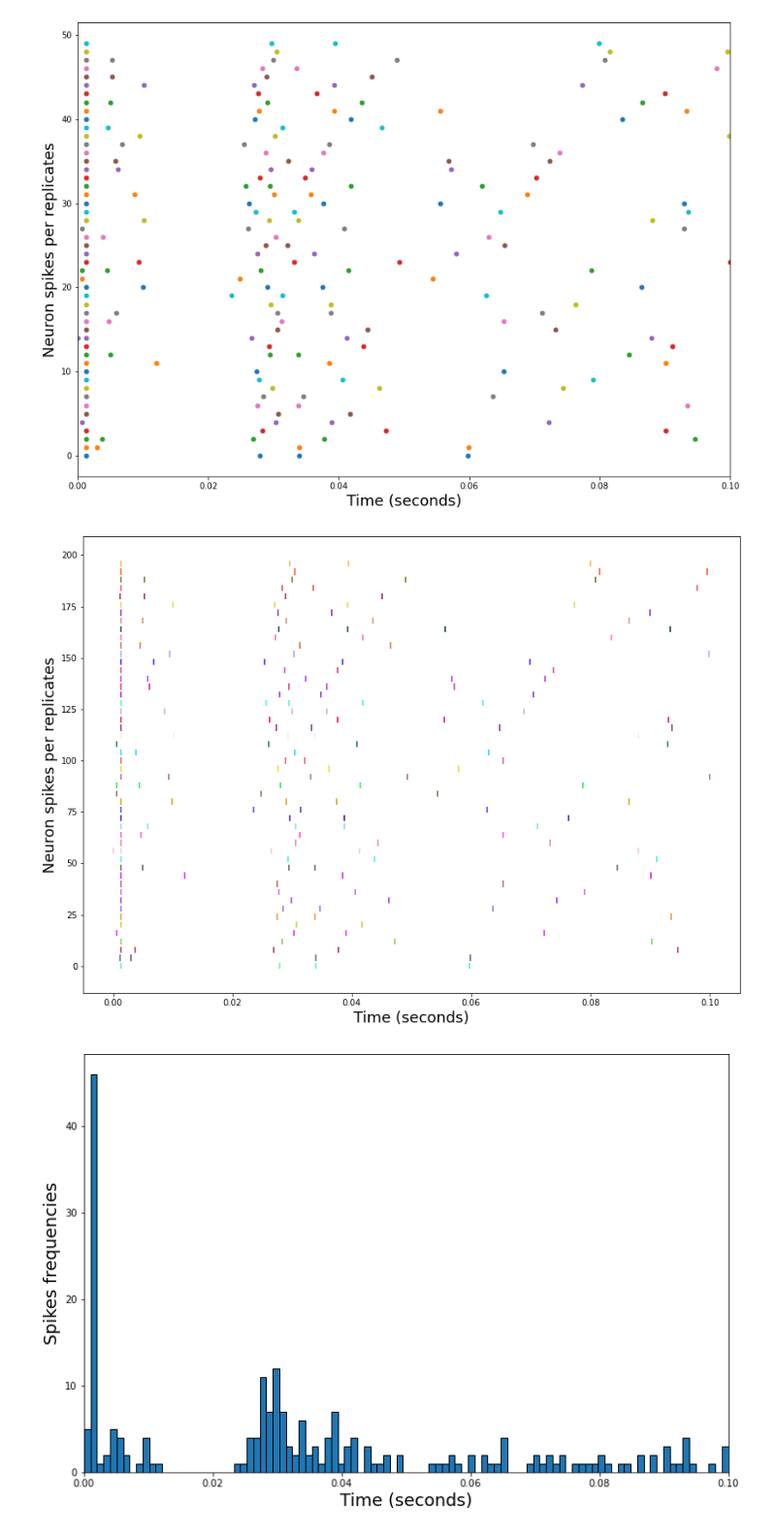
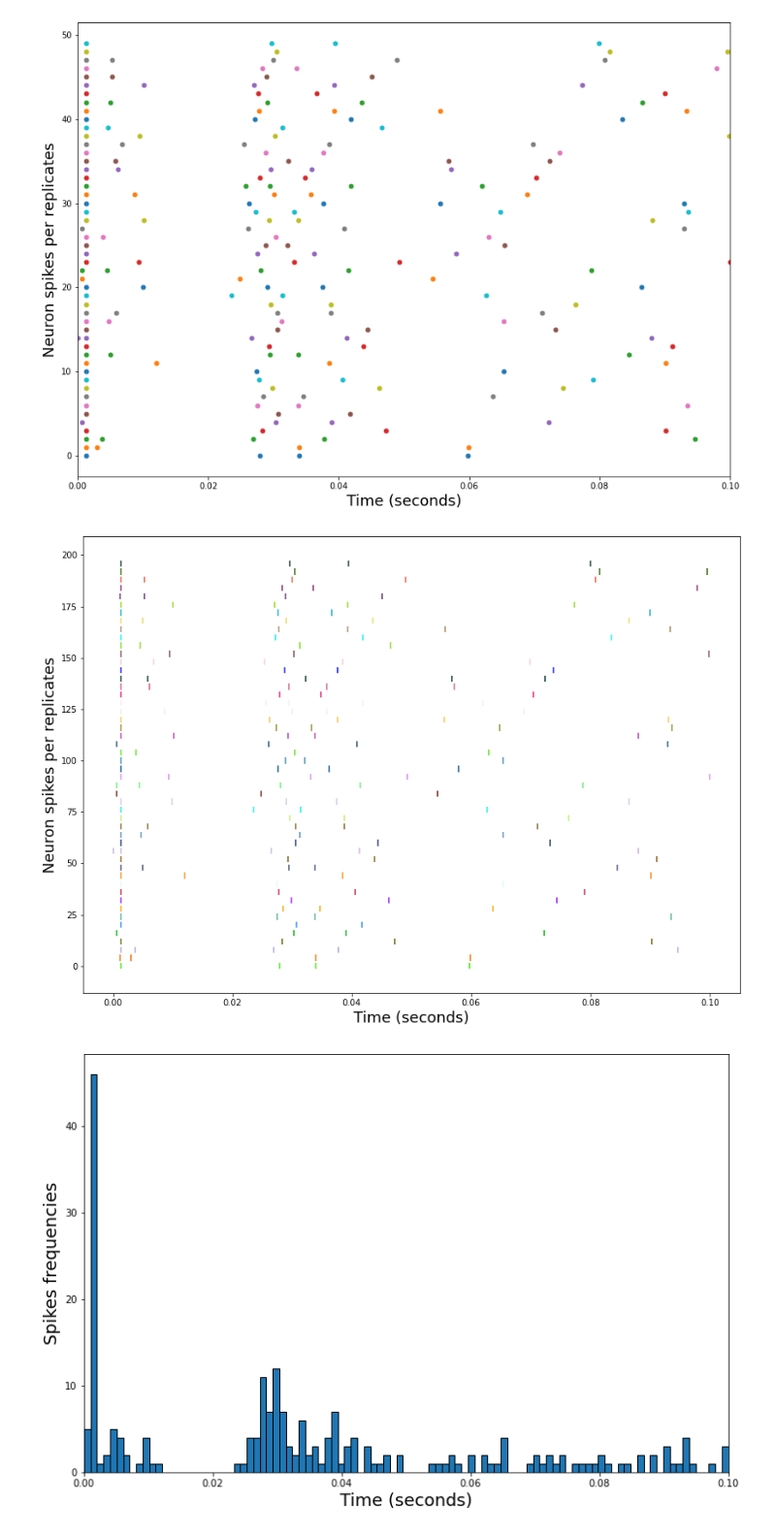
Before and after one commit to neonicoo/TPs-Stochastic-Processes, a Jupyter notebook: TP-Spike-trains-modeling-poisson-process.ipynb, the cells around one changed output. Shown at 97% size. Drawn from its saved outputs; the diff is of its cells as text; code cells hidden in the pictures.

```diff
--- a/TP-Spike-trains-modeling-poisson-process.ipynb
+++ b/TP-Spike-trains-modeling-poisson-process.ipynb
@@ -112,17 +113,17 @@ plt.show()
 # %%
 # Autre visualisation avec eventplot() :
 
 plt.figure(figsize=(14,10))
 
 colors = [ "#"+"".join([random.choice ("0123456789ABCDEF") for j in range(6)] )
            for i in range (len(SHA4_times)) ]
 
-plt.eventplot(SHA4_times, color = colors2, lineoffsets = 4 , linelengths= 3)
+plt.eventplot(SHA4_times, color = colors, lineoffsets = 4 , linelengths= 3)
 plt.xlabel("Time (seconds)", fontsize = 18)
 plt.ylabel("Neuron spikes per replicates", fontsize = 18)
 plt.show()
 # %% [output]
-[figure, old version]
+[figure, new version]
 # %%
 SHA4_times2 = sorted(np.concatenate(SHA4_times))
 # %%
```
Also changed, not shown: parts of 8 cells of this notebook.
